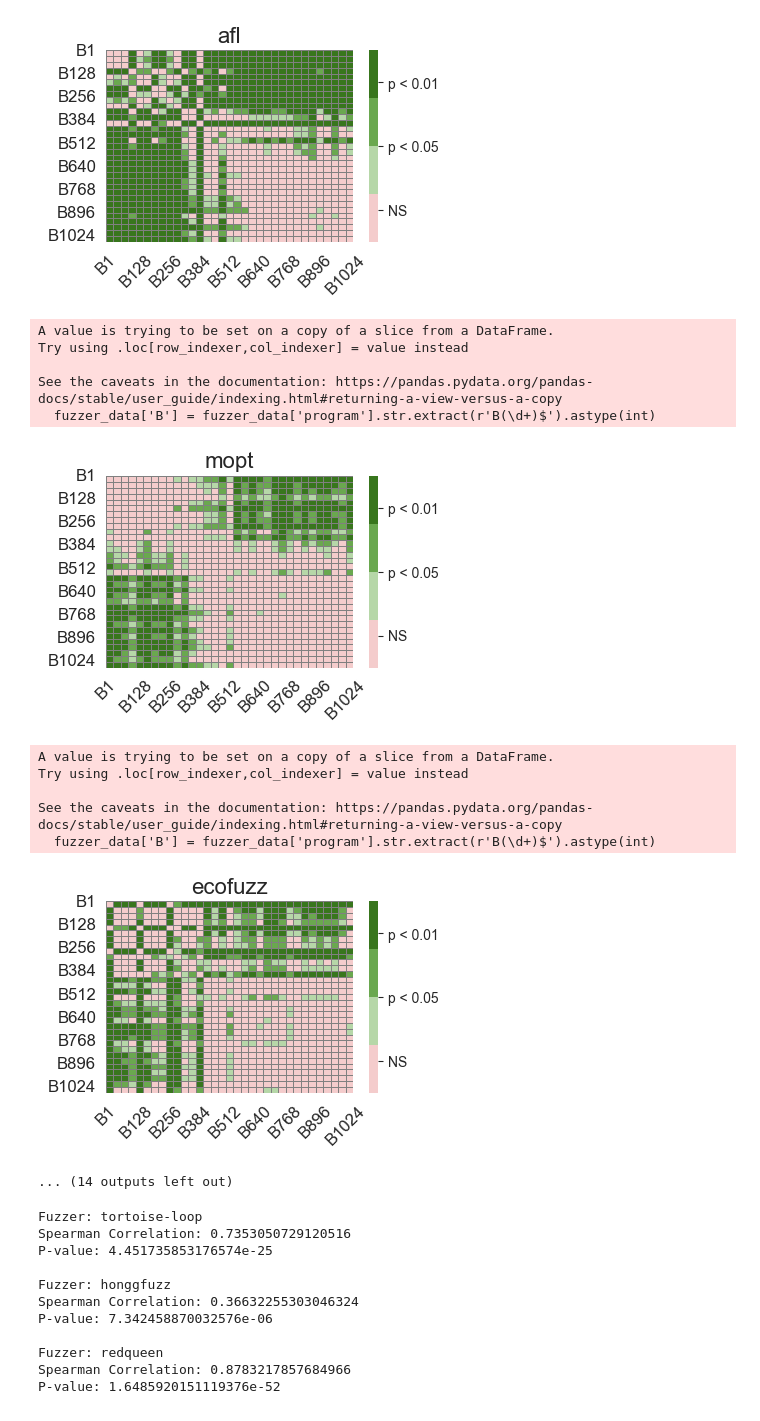
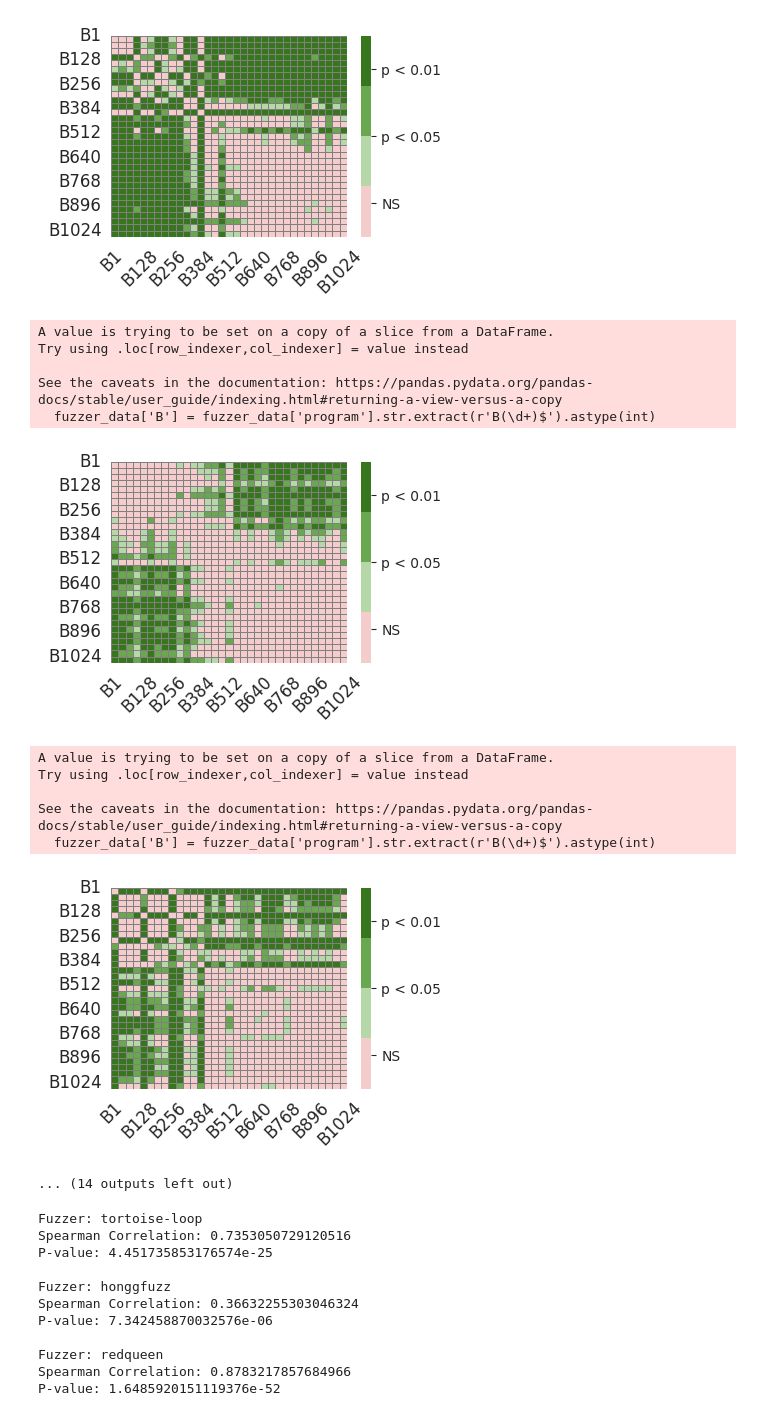
Before and after one commit to UTD-FAST-Lab/Featured-Bench-Artifacts, a Jupyter notebook: code/experiments/analyze.ipynb, the cells around one changed output. Cells and saved outputs as stored; diff of their text form; code cells hidden in the pictures.

```diff
--- a/code/experiments/analyze.ipynb
+++ b/code/experiments/analyze.ipynb
@@ -8,3 +40,35 @@ from scipy.stats import spearmanr
+# %%
+# Load data
+data = pd.read_csv('./reports/paper/fuzzbench.csv')
+
+# Filter data
+filtered_data1 = data[data['program'] == "bloaty_fuzz_target"]
+filtered_data2 = data[data['program'] == "proj4_proj_crs_to_crs_fuzzer"]
+filtered_data3 = data[data['program'] == "libpng_libpng_read_fuzzer"]
+
+# Set style
+sns.set_style("white")
+palette = sns.color_palette("Set2")
+
+# Create and save individual plots
+figures = [
+    (filtered_data1, "(a) bloaty_fuzz_target", "bloaty_fuzz_target.pdf"),
+    (filtered_data2, "(b) proj4_proj_crs_to_crs_fuzzer", "proj4_proj_crs_to_crs_fuzzer.pdf"),
+    (filtered_data3, "libpng_libpng_read_fuzzer", "libpng_libpng_read_fuzzer.pdf")
+]
+
+plt.rcParams['pdf.fonttype'] = 42
+plt.rcParams['ps.fonttype'] = 42
+for filtered_data, title, filename in figures:
+    plt.figure(figsize=(3, 3))
+    ax = sns.boxplot(x='fuzzer', y='edges_covered', data=filtered_data, palette=palette)
+    ax.tick_params(axis='x', rotation=0, labelsize=10)
+    ax.set_ylabel('Reached branch coverage', fontsize=12)
+    ax.set_xlabel('', fontsize=12)
+    ax.text(0.5, -0.2, title, ha='center', va='top', transform=ax.transAxes, fontsize=12)
+
+    plt.tight_layout()
+    plt.savefig(f'./reports/paper/{filename}', format='pdf', dpi=300)
 # %%
 # Generate Figure 6 for Research Question 1 (RQ1) in the paper.
 from scipy.stats import mannwhitneyu
@@ -67,6 +131,8 @@ for fuzzer in data['fuzzer'].unique():
     })
 
     # Plot the heatmap
+    plt.rcParams['pdf.fonttype'] = 42
+    plt.rcParams['ps.fonttype'] = 42
     plt.figure(figsize=(4.2, 3))
     sns.heatmap(sorted_significance_numerical, annot=False, fmt='', cmap=cmap, cbar=True,
                 linewidths=0.5, linecolor='gray')
@@ -82,7 +148,7 @@ for fuzzer in data['fuzzer'].unique():
     tick_labels = [sorted_significance_numerical.index[i] for i in tick_positions]
 
     # Add labels and title
-    plt.title(fuzzer, fontsize=16)
+    # plt.title(fuzzer, fontsize=16)
     plt.xlabel("")
     plt.ylabel("")
     plt.xticks(ticks=tick_positions, labels=tick_labels, rotation=45, fontsize=12)
@@ -113,21 +179,21 @@ See the caveats in the documentation: https://pandas.pydata.org/pandas-docs/stab
 A value is trying to be set on a copy of a slice from a DataFrame.
 Try using .loc[row_indexer,col_indexer] = value instead
 
 See the caveats in the documentation: https://pandas.pydata.org/pandas-docs/stable/user_guide/indexing.html#returning-a-view-versus-a-copy
   fuzzer_data['B'] = fuzzer_data['program'].str.extract(r'B(\d+)$').astype(int)
-[figure, old version]
+[figure, new version]
 A value is trying to be set on a copy of a slice from a DataFrame.
 Try using .loc[row_indexer,col_indexer] = value instead
 
 See the caveats in the documentation: https://pandas.pydata.org/pandas-docs/stable/user_guide/indexing.html#returning-a-view-versus-a-copy
   fuzzer_data['B'] = fuzzer_data['program'].str.extract(r'B(\d+)$').astype(int)
-[figure, old version]
+[figure, new version]
 A value is trying to be set on a copy of a slice from a DataFrame.
 Try using .loc[row_indexer,col_indexer] = value instead
 
 See the caveats in the documentation: https://pandas.pydata.org/pandas-docs/stable/user_guide/indexing.html#returning-a-view-versus-a-copy
   fuzzer_data['B'] = fuzzer_data['program'].str.extract(r'B(\d+)$').astype(int)
-[figure, old version]
+[figure, new version]
 ... (14 outputs left out)
 # %%
 # Generate the correlation results used in Tables 2 and 3 for Research Question 1 (RQ1) in the paper.
```
Also changed, not shown: parts of 4 cells of this notebook, 23 other files.
